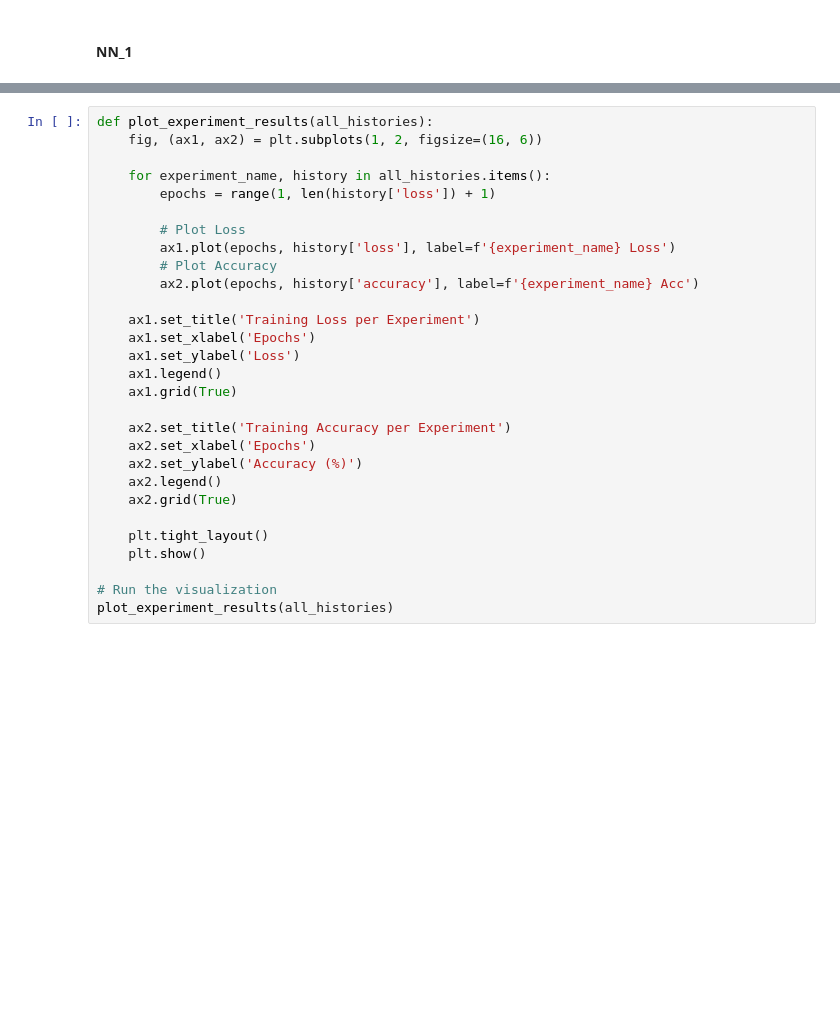
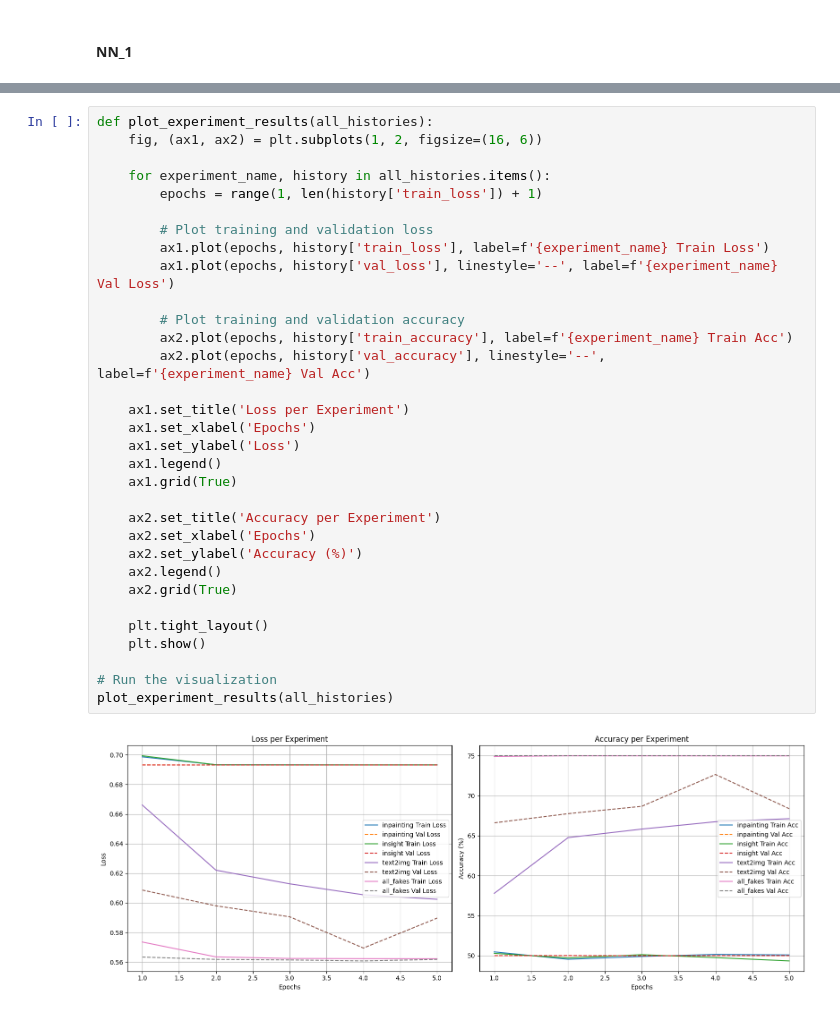
Before and after one commit to Proenca13/Deep_Learning_Project, a Jupyter notebook: project.ipynb, the cells around one changed output, grey strips where cells are left out. Cells and saved outputs as stored; diff of their text form; blank space fills up the shorter version.

Commit message:
plots

```diff
--- a/project.ipynb
+++ b/project.ipynb
@@ -474,29 +473,34 @@ KeyboardInterrupt:
 # %%
 def plot_experiment_results(all_histories):
     fig, (ax1, ax2) = plt.subplots(1, 2, figsize=(16, 6))
 
     for experiment_name, history in all_histories.items():
-        epochs = range(1, len(history['loss']) + 1)
+        epochs = range(1, len(history['train_loss']) + 1)
 
-        # Plot Loss
-        ax1.plot(epochs, history['loss'], label=f'{experiment_name} Loss')
-        # Plot Accuracy
-        ax2.plot(epochs, history['accuracy'], label=f'{experiment_name} Acc')
+        # Plot training and validation loss
+        ax1.plot(epochs, history['train_loss'], label=f'{experiment_name} Train Loss')
+        ax1.plot(epochs, history['val_loss'], linestyle='--', label=f'{experiment_name} Val Loss')
 
-    ax1.set_title('Training Loss per Experiment')
+        # Plot training and validation accuracy
+        ax2.plot(epochs, history['train_accuracy'], label=f'{experiment_name} Train Acc')
+        ax2.plot(epochs, history['val_accuracy'], linestyle='--', label=f'{experiment_name} Val Acc')
+
+    ax1.set_title('Loss per Experiment')
     ax1.set_xlabel('Epochs')
     ax1.set_ylabel('Loss')
     ax1.legend()
     ax1.grid(True)
 
-    ax2.set_title('Training Accuracy per Experiment')
+    ax2.set_title('Accuracy per Experiment')
     ax2.set_xlabel('Epochs')
     ax2.set_ylabel('Accuracy (%)')
     ax2.legend()
     ax2.grid(True)
 
     plt.tight_layout()
     plt.show()
 
 # Run the visualization
 plot_experiment_results(all_histories)
+# %% [output]
+[figure, added]
```
Also changed, not shown: parts of 3 cells of this notebook, 1 other file.
